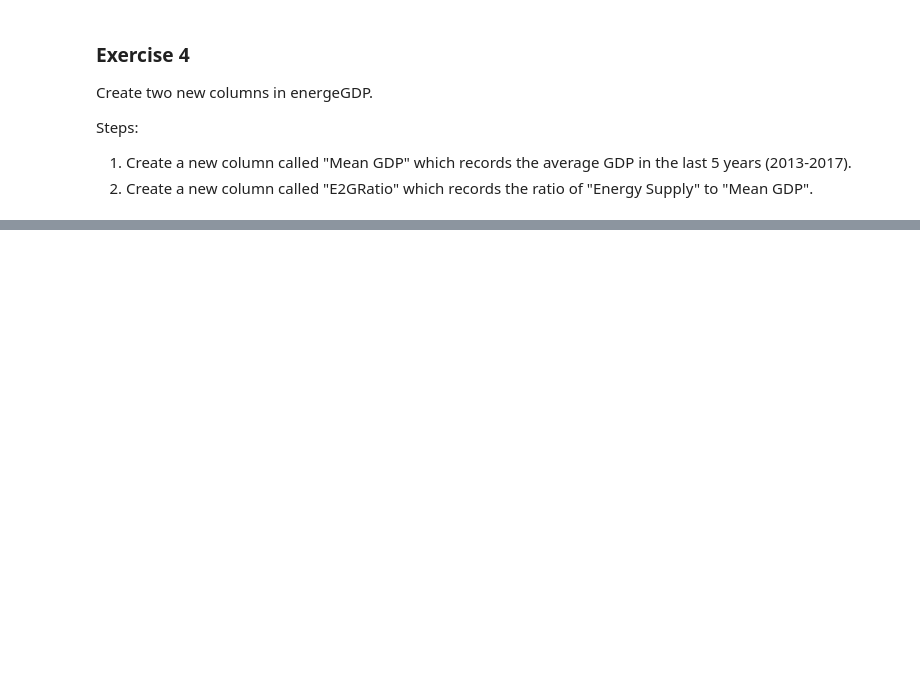
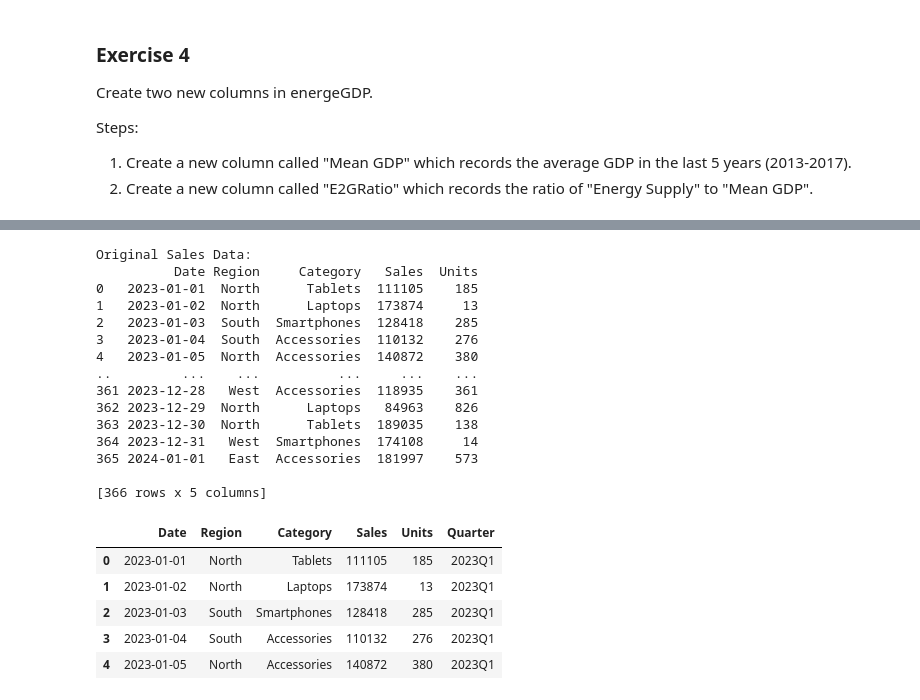
Before and after one commit to profliuhao/CSIT359, a Jupyter notebook: CSIT359_class3_1_exercise.ipynb, the cells around one changed output, grey strips where cells are left out. Drawn from its saved outputs; the diff is of its cells as text; code cells hidden in the pictures; blank space fills up the shorter version.

```diff
--- a/CSIT359_class3_1_exercise.ipynb
+++ b/CSIT359_class3_1_exercise.ipynb
@@ -115,0 +122,43 @@ Steps:
+# %%
+import pandas as pd
+import numpy as np
+
+days=366
+
+# Creating realistic sales data
+sales_data = pd.DataFrame({
+    'Date': pd.date_range(start='2023-01-01', end='2024-01-01', freq='D'),
+    'Region': np.random.choice(['North', 'South', 'East', 'West'], days),
+    'Category': np.random.choice(['Laptops', 'Smartphones', 'Tablets', 'Accessories'], days),
+    'Sales': np.random.randint(50000, 200000, days),
+    'Units': np.random.randint(10, 1000, days)
+})
+
+print("Original Sales Data:")
+print(sales_data)
+
+# Task: Create a quarterly sales summary by region
+sales_data['Quarter'] = pd.PeriodIndex(sales_data['Date'], freq='Q')
+sales_data.head()
+# %% [output]
+Original Sales Data:
+          Date Region     Category   Sales  Units
+0   2023-01-01  North      Tablets  111105    185
+1   2023-01-02  North      Laptops  173874     13
+2   2023-01-03  South  Smartphones  128418    285
+3   2023-01-04  South  Accessories  110132    276
+4   2023-01-05  North  Accessories  140872    380
+..         ...    ...          ...     ...    ...
+361 2023-12-28   West  Accessories  118935    361
+362 2023-12-29  North      Laptops   84963    826
+363 2023-12-30  North      Tablets  189035    138
+364 2023-12-31   West  Smartphones  174108     14
+365 2024-01-01   East  Accessories  181997    573
+
+[366 rows x 5 columns]
+|  | Date | Region | Category | Sales | Units | Quarter |
+| 0 | 2023-01-01 | North | Tablets | 111105 | 185 | 2023Q1 |
+| 1 | 2023-01-02 | North | Laptops | 173874 | 13 | 2023Q1 |
+| 2 | 2023-01-03 | South | Smartphones | 128418 | 285 | 2023Q1 |
+| 3 | 2023-01-04 | South | Accessories | 110132 | 276 | 2023Q1 |
+| 4 | 2023-01-05 | North | Accessories | 140872 | 380 | 2023Q1 |
```
Also changed, not shown: parts of 1 cell of this notebook.
